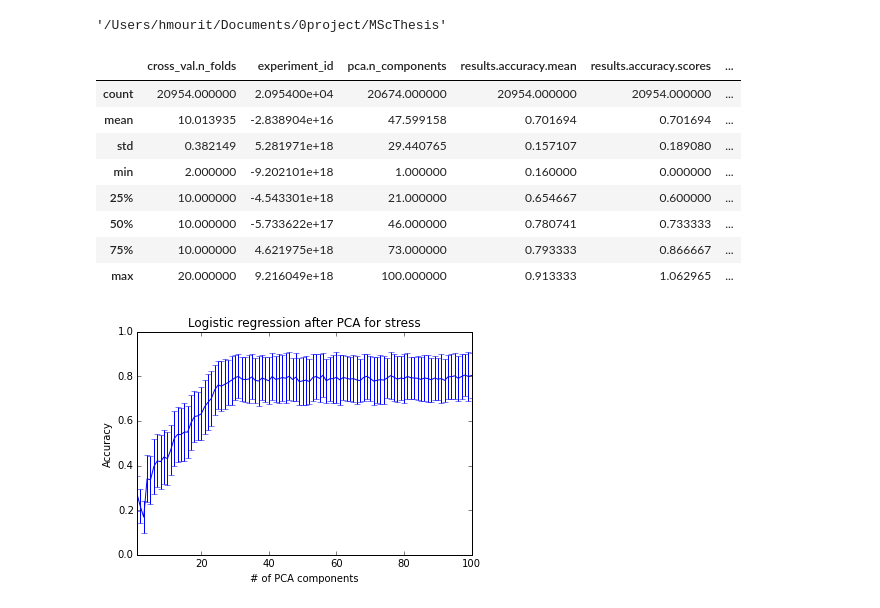
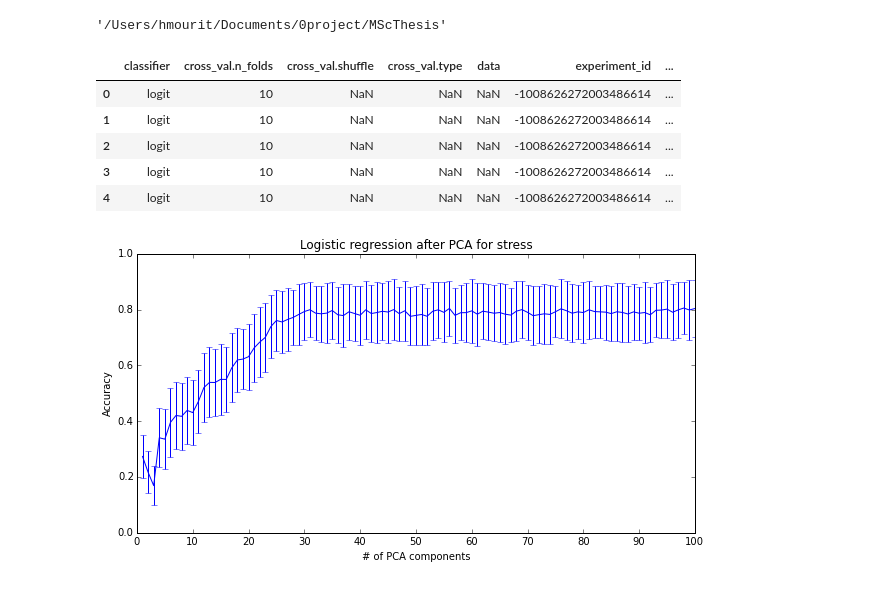
Before and after one commit to hmourit/MScThesis, a Jupyter notebook: Plots.ipynb, the cells around one changed output. Cells and saved outputs as stored; diff of their text form; code cells hidden in the pictures.

```diff
--- a/Plots.ipynb
+++ b/Plots.ipynb
@@ -15,6 +15,9 @@ results_path = '../bucket/results/'
 results_files = os.path.join(results_path, 'result_*.json')
 
 graphs_path = '../'
+
+figures_path = '/Users/hmourit/Dropbox/MSc Thesis/figures'
+graphs_path = figures_path
 os.getcwd()
 # %% [output]
 '/Users/hmourit/Documents/0project/MScThesis'
@@ -103,26 +106,27 @@ def fake_scores(n, mu, std):
 #         json.dump(experiment, out, sort_keys=True, indent=2, separators=(',', ': '))
 # %%
 results = read_results(results_files, record_path='results.accuracy.scores')
-results.describe()
+results['classifier'].replace('SVC', 'SVM')
+results['classifier'].replace('svm', 'SVM')
+results.head()
 # %% [output]
-|  | cross_val.n_folds | experiment_id | pca.n_components | results.accuracy.mean | results.accuracy.scores | ... |
-| count | 20954.000000 | 2.095400e+04 | 20674.000000 | 20954.000000 | 20954.000000 | ... |
-| mean | 10.013935 | -2.838904e+16 | 47.599158 | 0.701694 | 0.701694 | ... |
-| std | 0.382149 | 5.281971e+18 | 29.440765 | 0.157107 | 0.189080 | ... |
-| min | 2.000000 | -9.202101e+18 | 1.000000 | 0.160000 | 0.000000 | ... |
-| 25% | 10.000000 | -4.543301e+18 | 21.000000 | 0.654667 | 0.600000 | ... |
-| 50% | 10.000000 | -5.733622e+17 | 46.000000 | 0.780741 | 0.733333 | ... |
-| 75% | 10.000000 | 4.621975e+18 | 73.000000 | 0.793333 | 0.866667 | ... |
-| max | 20.000000 | 9.216049e+18 | 100.000000 | 0.913333 | 1.062965 | ... |
+|  | classifier | cross_val.n_folds | cross_val.shuffle | cross_val.type | data | experiment_id | ... |
+| 0 | logit | 10 | NaN | NaN | NaN | -1008626272003486614 | ... |
+| 1 | logit | 10 | NaN | NaN | NaN | -1008626272003486614 | ... |
+| 2 | logit | 10 | NaN | NaN | NaN | -1008626272003486614 | ... |
+| 3 | logit | 10 | NaN | NaN | NaN | -1008626272003486614 | ... |
+| 4 | logit | 10 | NaN | NaN | NaN | -1008626272003486614 | ... |
 # %%
 group_keys = ['classifier', 'target', 'pca.n_components']
 results['classifier'] = results['classifier'].replace('SVC', 'svm')
 summary = results.groupby(group_keys).agg({'results.accuracy.scores': [len, np.mean, np.std]})
 summary = summary.loc[('logit', 'stress'), ('results.accuracy.scores')]
+plt.figure(figsize=(10, 5))
 summary['mean'].plot(yerr=summary['std'])
 plt.title('Logistic regression after PCA for stress')
 plt.xlabel('# of PCA components')
 plt.ylabel('Accuracy')
+plt.xticks(np.arange(0, max(summary.index)+1, 10))
 plt.savefig(os.path.join(graphs_path, 'accu_vs_pca_components.eps'))
 # %% [output]
-[figure, old version]
+[figure, new version]
```
Also changed, not shown: parts of 8 cells of this notebook, 4 other files.
